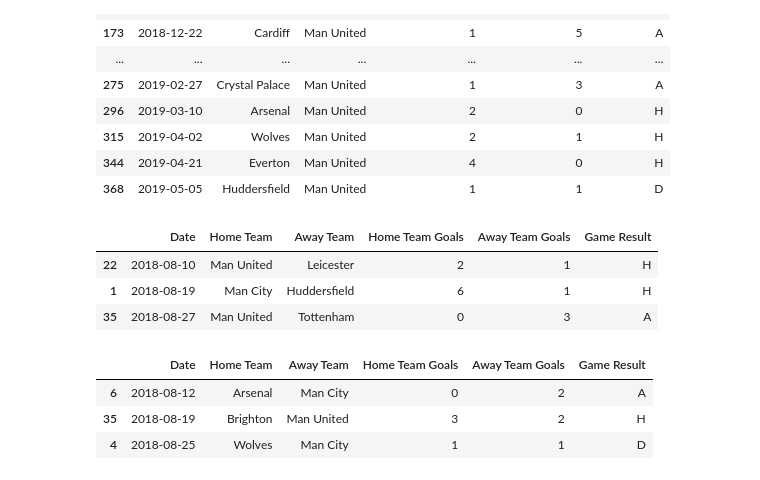
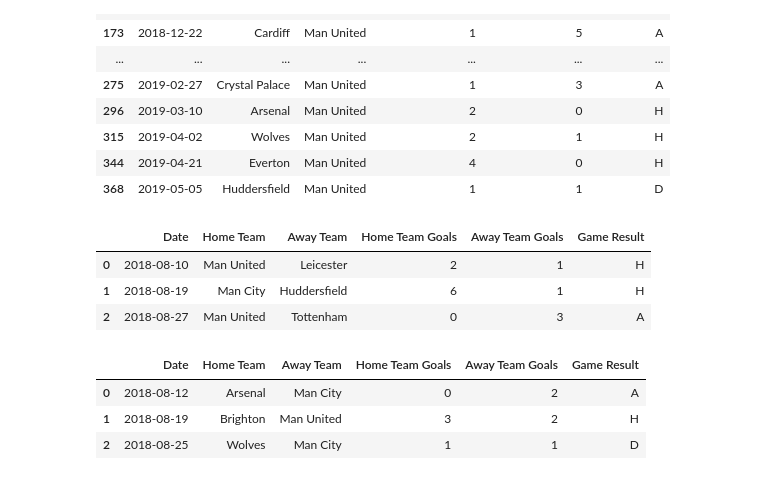
Before and after one commit to chienyuanhung/Project-1---EPL, a Jupyter notebook: Manchester_EPL.ipynb, the cells around one changed output. Drawn from its saved outputs; the diff is of its cells as text; code cells hidden in the pictures.

```diff
--- a/Manchester_EPL.ipynb
+++ b/Manchester_EPL.ipynb
@@ -175,26 +175,26 @@ combined_manchester_home_games = pd.merge(mancity_home_games, manunited_home_gam
 combined_manchester_home_games.sort_values(["Date"]).head()
 
 home_auguest_manchester_games = combined_manchester_home_games.sort_values(["Date"]).head(3)
-home_auguest_manchester_games
+home_auguest_manchester_games.reset_index(drop = True)
 # %% [output]
 |  | Date | Home Team | Away Team | Home Team Goals | Away Team Goals | Game Result |
-| 22 | 2018-08-10 | Man United | Leicester | 2 | 1 | H |
+| 0 | 2018-08-10 | Man United | Leicester | 2 | 1 | H |
 | 1 | 2018-08-19 | Man City | Huddersfield | 6 | 1 | H |
-| 35 | 2018-08-27 | Man United | Tottenham | 0 | 3 | A |
+| 2 | 2018-08-27 | Man United | Tottenham | 0 | 3 | A |
 # %%
 # Combine Manchester City and Manchester United away games in one Data Frame
 # Show only games played in Auguest 2018
 
 combined_manchester_away_games = pd.merge(mancity_away_games, manunited_away_games, how = "outer")
 combined_manchester_away_games.sort_values(["Date"]).head()
 
 away_auguest_manchester_games = combined_manchester_away_games.sort_values(["Date"]).head(3)
-away_auguest_manchester_games
+away_auguest_manchester_games.reset_index(drop = True)
 # %% [output]
 |  | Date | Home Team | Away Team | Home Team Goals | Away Team Goals | Game Result |
-| 6 | 2018-08-12 | Arsenal | Man City | 0 | 2 | A |
-| 35 | 2018-08-19 | Brighton | Man United | 3 | 2 | H |
-| 4 | 2018-08-25 | Wolves | Man City | 1 | 1 | D |
+| 0 | 2018-08-12 | Arsenal | Man City | 0 | 2 | A |
+| 1 | 2018-08-19 | Brighton | Man United | 3 | 2 | H |
+| 2 | 2018-08-25 | Wolves | Man City | 1 | 1 | D |
 # %%
 # Combine all Manchester teams games (home and away) in one Data Frame
 # Sort by "Date"
```
